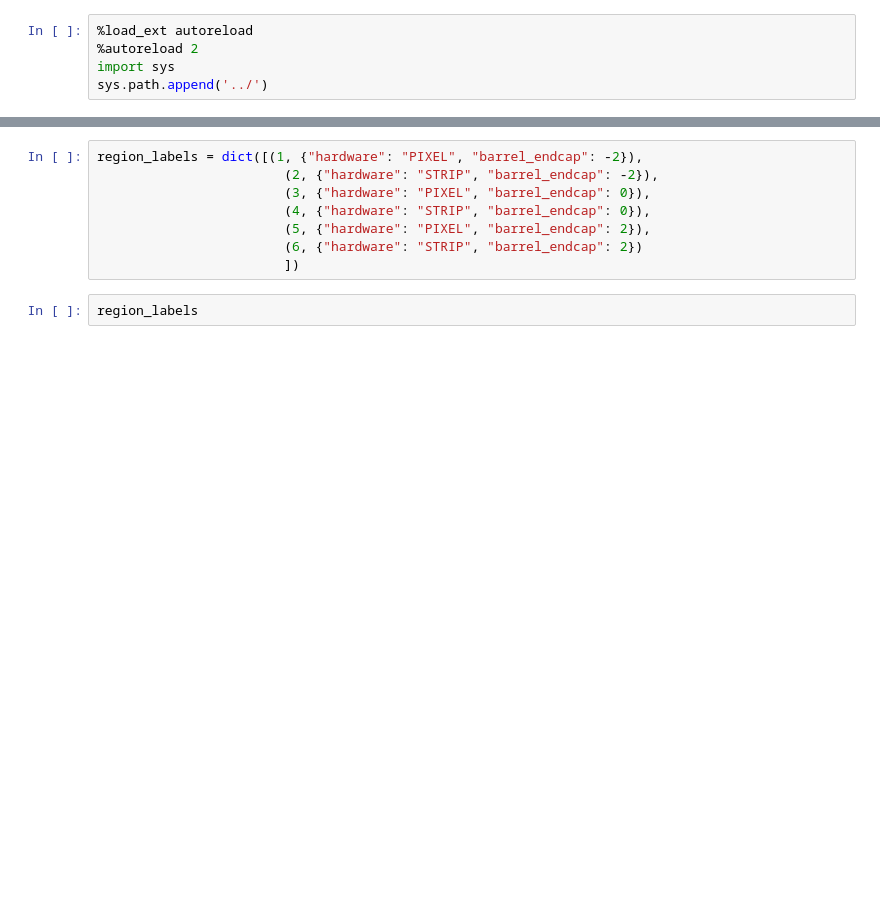
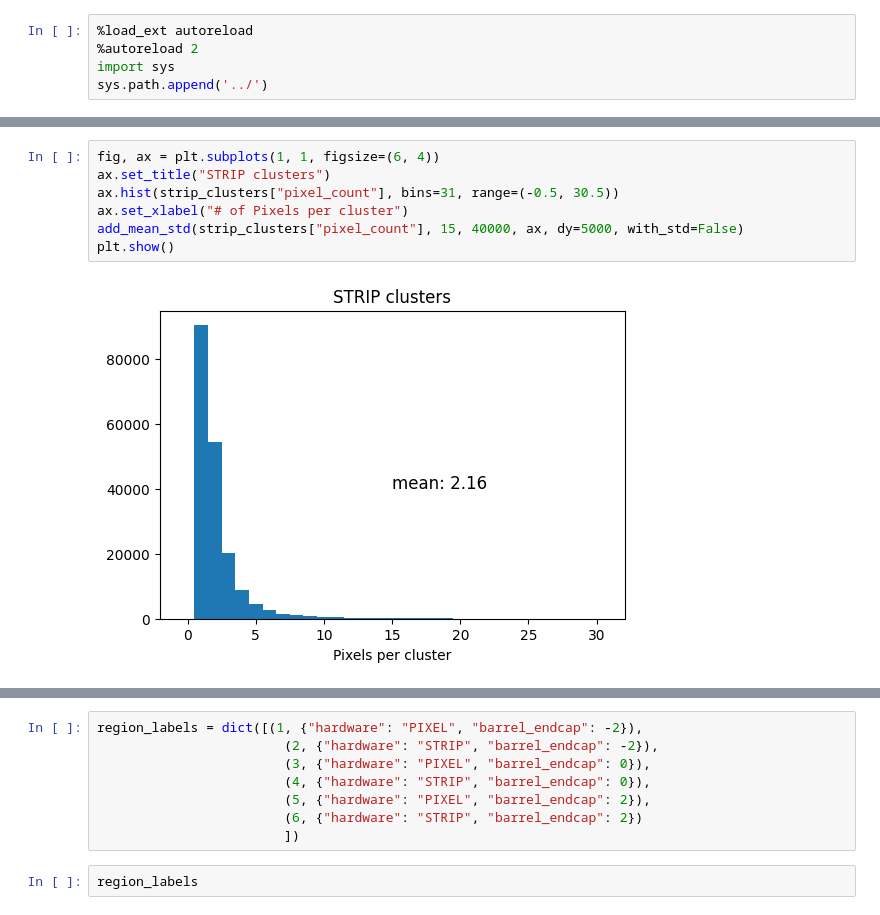
Before and after one commit to xju2/visual_tracks, a Jupyter notebook: notebooks/read_athena_raw_root.ipynb, the cells around one changed output, grey strips where cells are left out. Drawn from its saved outputs; the diff is of its cells as text; blank space fills up the shorter version.

```diff
--- a/notebooks/read_athena_raw_root.ipynb
+++ b/notebooks/read_athena_raw_root.ipynb
@@ -144,0 +414,9 @@ np.unique(reader.clusters["barrel_endcap"]), np.unique(reader.clusters["hardware
+# %%
+fig, ax = plt.subplots(1, 1, figsize=(6, 4))
+ax.set_title("STRIP clusters")
+ax.hist(strip_clusters["pixel_count"], bins=31, range=(-0.5, 30.5))
+ax.set_xlabel("# of Pixels per cluster")
+add_mean_std(strip_clusters["pixel_count"], 15, 40000, ax, dy=5000, with_std=False)
+plt.show()
+# %% [output]
+[figure, added]
```
Also changed, not shown: parts of 79 cells of this notebook, 1 other file.
